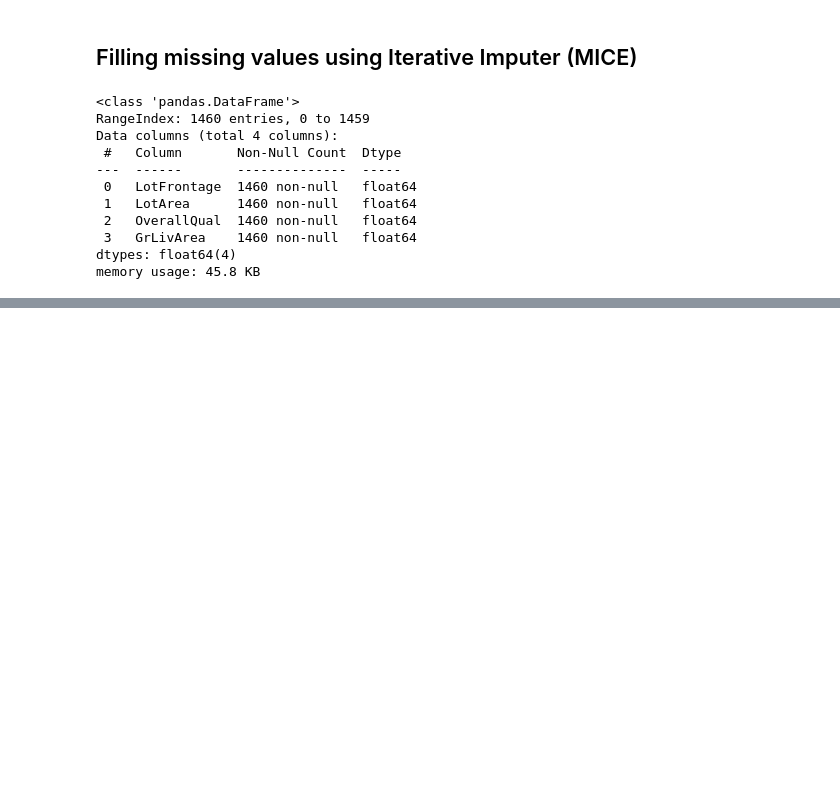
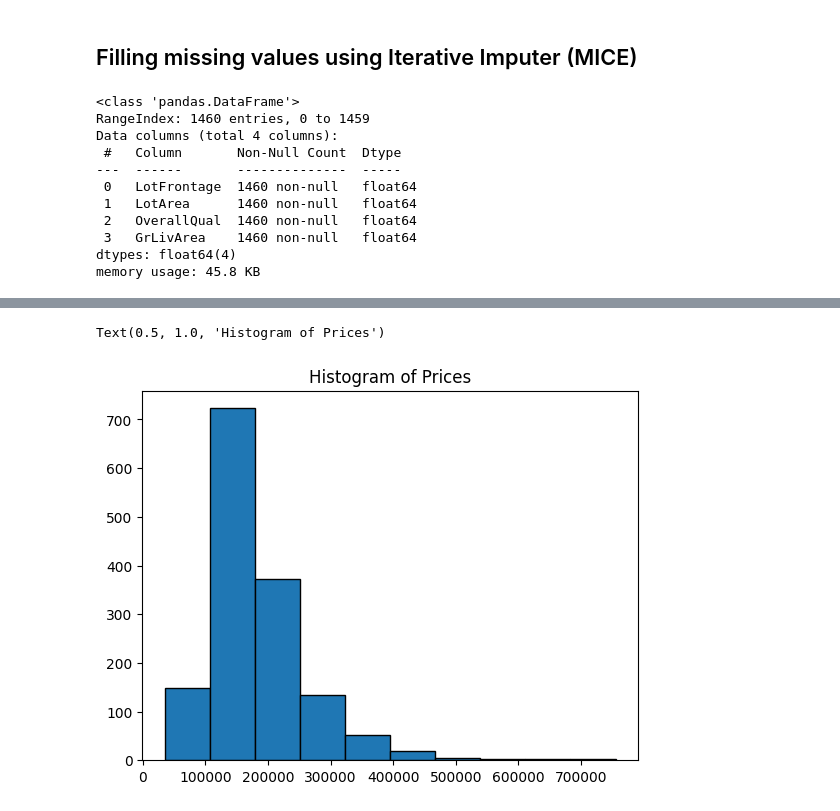
Before and after one commit to KG1234567/Feature-Engineering, a Jupyter notebook: 26-04-2026/26-04-2026.ipynb, the cells around one changed output, grey strips where cells are left out. Drawn from its saved outputs; the diff is of its cells as text; code cells hidden in the pictures; blank space fills up the shorter version.

```diff
--- a/26-04-2026/26-04-2026.ipynb
+++ b/26-04-2026/26-04-2026.ipynb
@@ -494,0 +565,6 @@ memory usage: 45.8 KB
+# %%
+plt.hist(df_3["SalePrice"], bins=10, edgecolor="black")
+plt.title("Histogram of Prices")
+# %% [output]
+Text(0.5, 1.0, 'Histogram of Prices')
+[figure, added]
```
Also changed, not shown: parts of 15 cells of this notebook.
